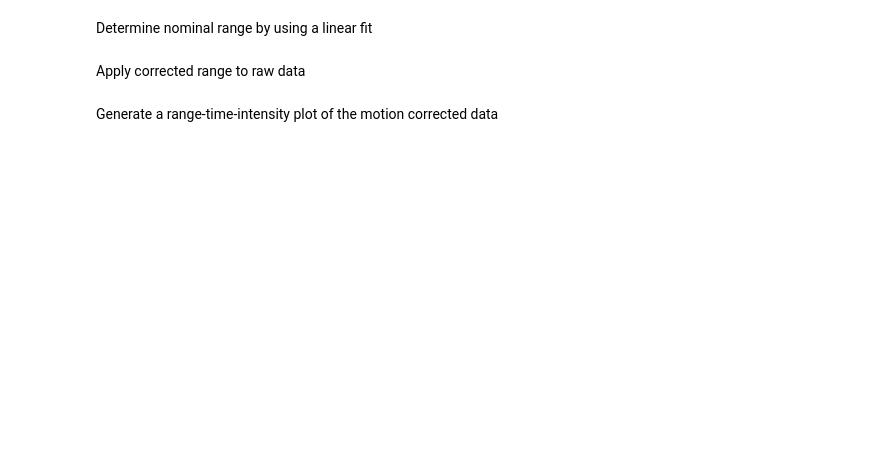
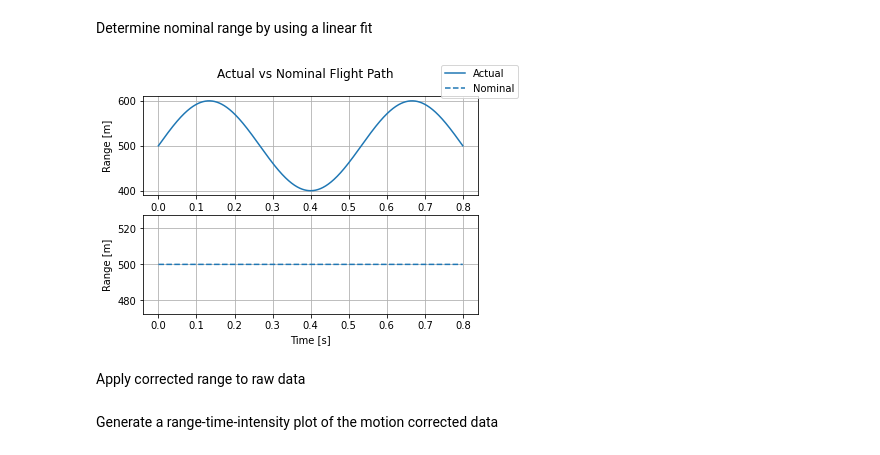
Before and after one commit to tmapana/FERS_tutorials, a Jupyter notebook: tutorial_notebook.ipynb, the cells around one changed output. Drawn from its saved outputs; the diff is of its cells as text; code cells hidden in the pictures; blank space fills up the shorter version.

```diff
--- a/tutorial_notebook.ipynb
+++ b/tutorial_notebook.ipynb
@@ -61,14 +61,17 @@ class Target:
 Now, set parameters about the radar platform.
 # %%
 velocity = 30
-height = 10
+height = 1
 n_seconds = 1
 
 distance = n_seconds * velocity
 
 #TODO: add real motion to data
-diff = np.linspace(0, 5, num=2500)
-d = distance + diff #+ 5*np.sin(2*np.pi*diff) # 30m sinusoidal deviation in range
+diff = np.linspace(0, 15, num=2500)  #required number of samples to run FERS simulation
+d = 500 + 100*np.sin(100*np.pi*diff) # 30m sinusoidal deviation in range
+
+# define target motion
+
 
 waypoints = np.array([
     [0, 0],             # x: swath
@@ -360,23 +362,25 @@ Determine nominal range by using a linear fit
 # %%
 linear_fit = np.polyfit(np.array([t_bb[0], t_bb[-1]]), np.array([d[0], d[-1]]), deg=1)
 nominal_range = np.poly1d(linear_fit) # the nominal path the plane should have
 nominal_range = nominal_range(t_bb)
 nominal_range = np.transpose(nominal_range)
 
 range_dev = np.subtract(nominal_range, d)
-range_dev = range_dev # to reverse the deviation in range
+#range_dev = np.multiply(-1, range_dev) # to reverse the deviation in range
 
 t = np.linspace(0,1)
 fig, (ax1, ax2) = plt.subplots(2)
 ax1.plot(t_bb*1e3, d, '-', label='Actual')
 ax1.set(ylabel='Range [m]')
 ax1.grid()
 
 ax2.plot(t_bb*1e3, nominal_range, '--', label='Nominal')
 ax2.set(xlabel='Time [s]', ylabel='Range [m]')
 fig.suptitle('Actual vs Nominal Flight Path')
 fig.legend()
 ax2.grid()
+# %% [output]
+[figure, added]
 # %% [markdown]
 Apply corrected range to raw data
 # %%
```
Also changed, not shown: parts of 12 cells of this notebook, 5 other files.
